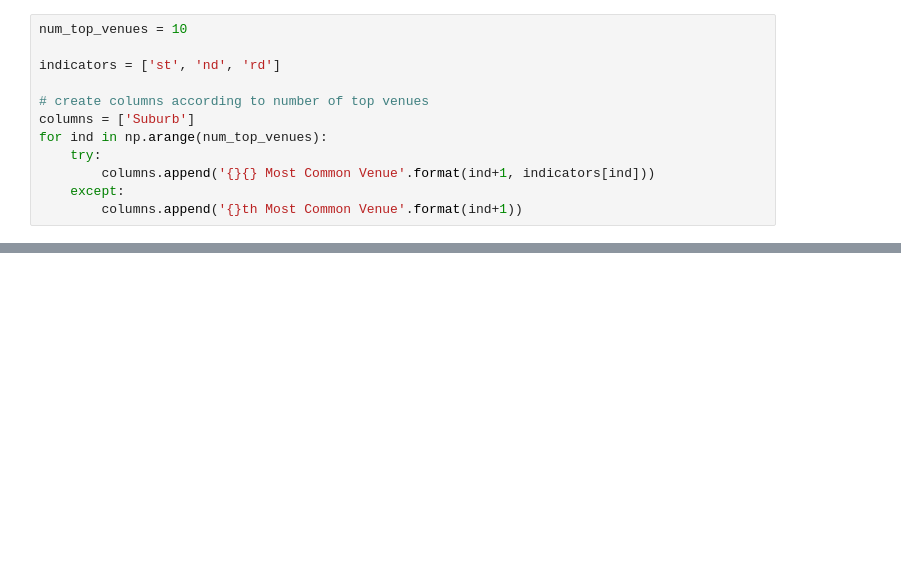
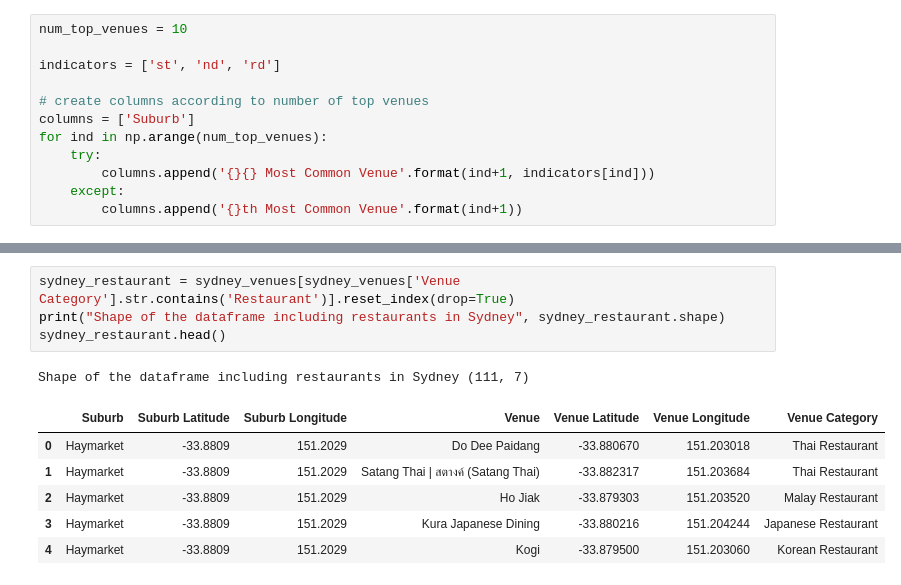
Before and after one commit to minhphan1986/Coursera_Capstone, a Jupyter notebook: The Battle of Neighborhoods.ipynb, the cells around one changed output, grey strips where cells are left out. Drawn from its saved outputs; the diff is of its cells as text; blank space fills up the shorter version.

```diff
--- a/The Battle of Neighborhoods.ipynb
+++ b/The Battle of Neighborhoods.ipynb
@@ -363,0 +475,12 @@ kmeans.labels_[0:50]
+# %%
+sydney_restaurant = sydney_venues[sydney_venues['Venue Category'].str.contains('Restaurant')].reset_index(drop=True)
+print("Shape of the dataframe including restaurants in Sydney", sydney_restaurant.shape)
+sydney_restaurant.head()
+# %% [output]
+Shape of the dataframe including restaurants in Sydney (111, 7)
+|  | Suburb | Suburb Latitude | Suburb Longitude | Venue | Venue Latitude | Venue Longitude | Venue Category |
+| 0 | Haymarket | -33.8809 | 151.2029 | Do Dee Paidang | -33.880670 | 151.203018 | Thai Restaurant |
+| 1 | Haymarket | -33.8809 | 151.2029 | Satang Thai | สตางค์ (Satang Thai) | -33.882317 | 151.203684 | Thai Restaurant |
+| 2 | Haymarket | -33.8809 | 151.2029 | Ho Jiak | -33.879303 | 151.203520 | Malay Restaurant |
+| 3 | Haymarket | -33.8809 | 151.2029 | Kura Japanese Dining | -33.880216 | 151.204244 | Japanese Restaurant |
+| 4 | Haymarket | -33.8809 | 151.2029 | Kogi | -33.879500 | 151.203060 | Korean Restaurant |
```
Also changed, not shown: parts of 41 cells of this notebook.
